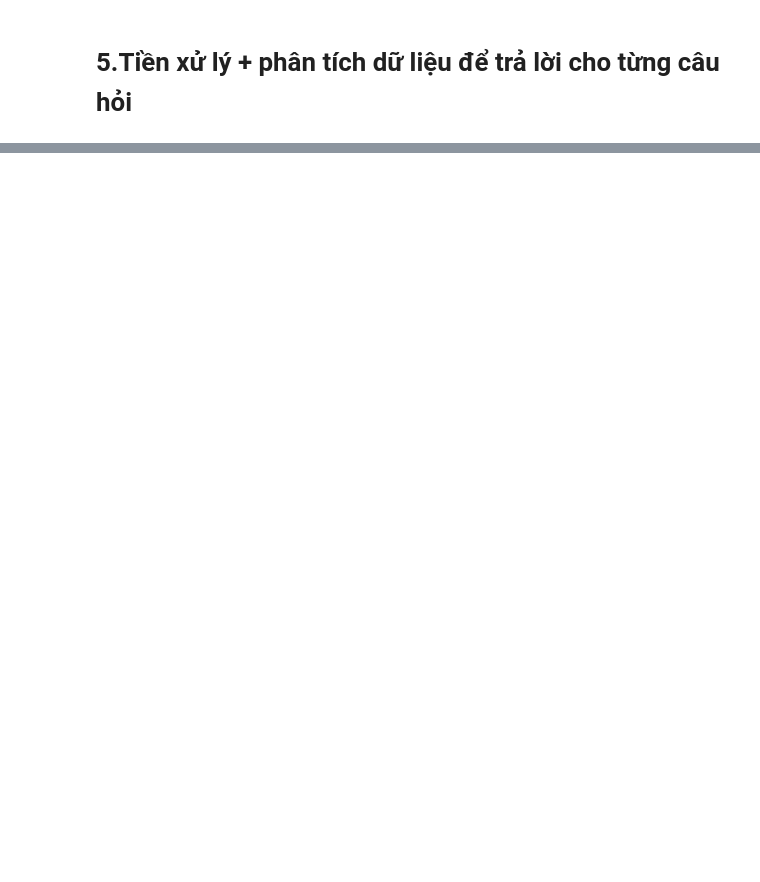
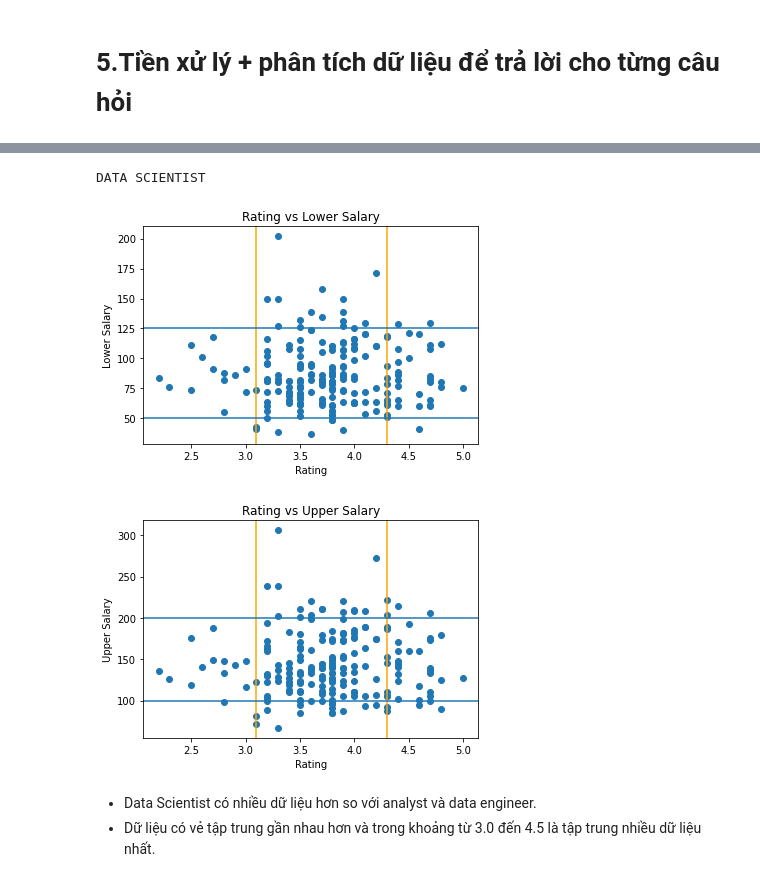
Before and after one commit to Ndthang01/P4DS_FinalProject, a Jupyter notebook: _project.ipynb, the cells around one changed output, grey strips where cells are left out. Drawn from its saved outputs; the diff is of its cells as text; code cells hidden in the pictures; blank space fills up the shorter version.

```diff
--- a/_project.ipynb
+++ b/_project.ipynb
@@ -395,0 +533,25 @@ def num_diff_vals(s):
+# %%
+# với công việc là data scientist thì làm tương tự như analyst.
+# lấy ra những dòng có job_title_sim là data scientist
+df = job_salary_df[job_salary_df["job_title_sim"] == "data scientist"]
+
+# vẽ đồ thị
+plt.scatter(df["Rating"],df["Lower Salary"])
+plt.xlabel("Rating")
+plt.ylabel("Lower Salary")
+plt.title("Rating vs Lower Salary");
+plt.axvline(3.1,color='orange'); plt.axvline(4.3,color='orange'); plt.axhline(50); plt.axhline(125);
+plt.figure()
+plt.scatter(df["Rating"],df["Upper Salary"])
+plt.xlabel("Rating")
+plt.ylabel("Upper Salary")
+plt.title("Rating vs Upper Salary");
+plt.axvline(3.1,color='orange'); plt.axvline(4.3,color='orange'); plt.axhline(100); plt.axhline(200);
+print("DATA SCIENTIST")
+# %% [output]
+DATA SCIENTIST
+[figure, added]
+[figure, added]
+# %% [markdown]
+- Data Scientist có nhiều dữ liệu hơn so với analyst và data engineer.
+- Dữ liệu có vẻ tập trung gần nhau hơn và trong khoảng từ 3.0 đến 4.5 là tập trung nhiều dữ liệu nhất.
```
Also changed, not shown: parts of 26 cells of this notebook.
